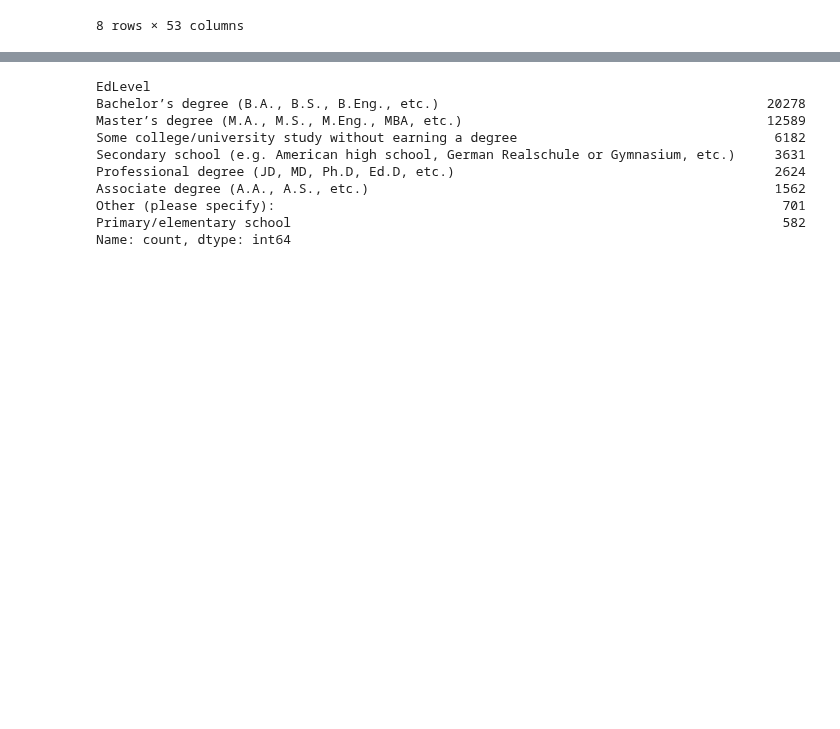
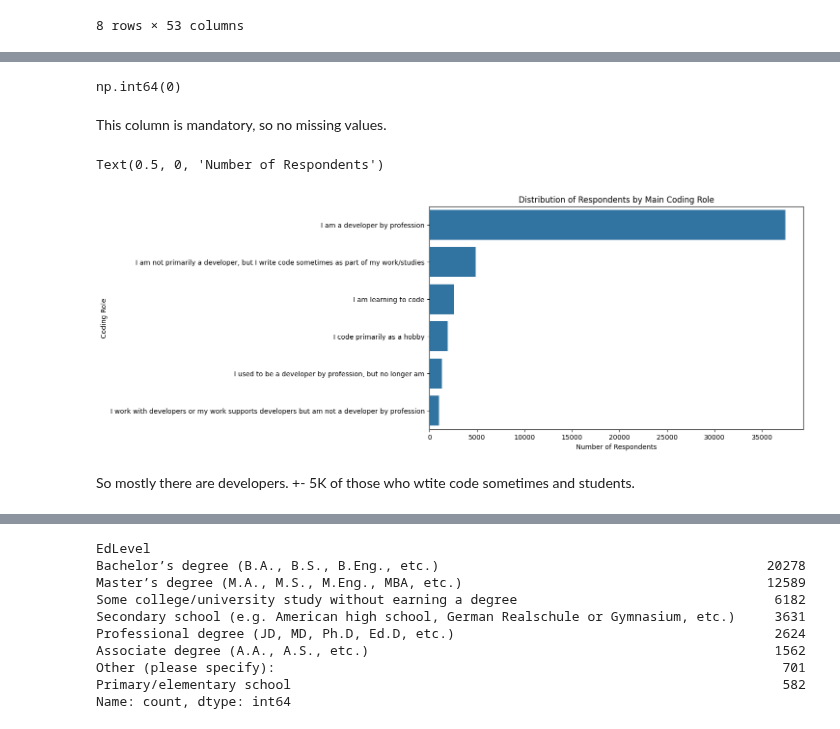
Before and after one commit to STetiana/stackoverflow_buddies, a Jupyter notebook: stackoverflow_eda.ipynb, the cells around one changed output, grey strips where cells are left out. Drawn from its saved outputs; the diff is of its cells as text; code cells hidden in the pictures; blank space fills up the shorter version.

```diff
--- a/stackoverflow_eda.ipynb
+++ b/stackoverflow_eda.ipynb
@@ -41,0 +63,22 @@ df.describe()
+# %%
+# Checking for missing values in the "MainBranch" column
+df["MainBranch"].isnull().sum()
+# %% [output]
+np.int64(0)
+# %% [markdown]
+This column is mandatory, so no missing values.
+# %%
+# Visualizing the distribution of respondents by their main coding role
+plt.figure(figsize=(10, 6))
+mb_order = df["MainBranch"].value_counts().index
+
+sns.countplot(data=df, y="MainBranch", order=mb_order)
+
+plt.title("Distribution of Respondents by Main Coding Role")
+plt.ylabel("Coding Role")
+plt.xlabel("Number of Respondents")
+# %% [output]
+Text(0.5, 0, 'Number of Respondents')
+[figure, added]
+# %% [markdown]
+So mostly there are developers. +- 5K of those who wtite code sometimes and students.
```
Also changed, not shown: parts of 57 cells of this notebook.
